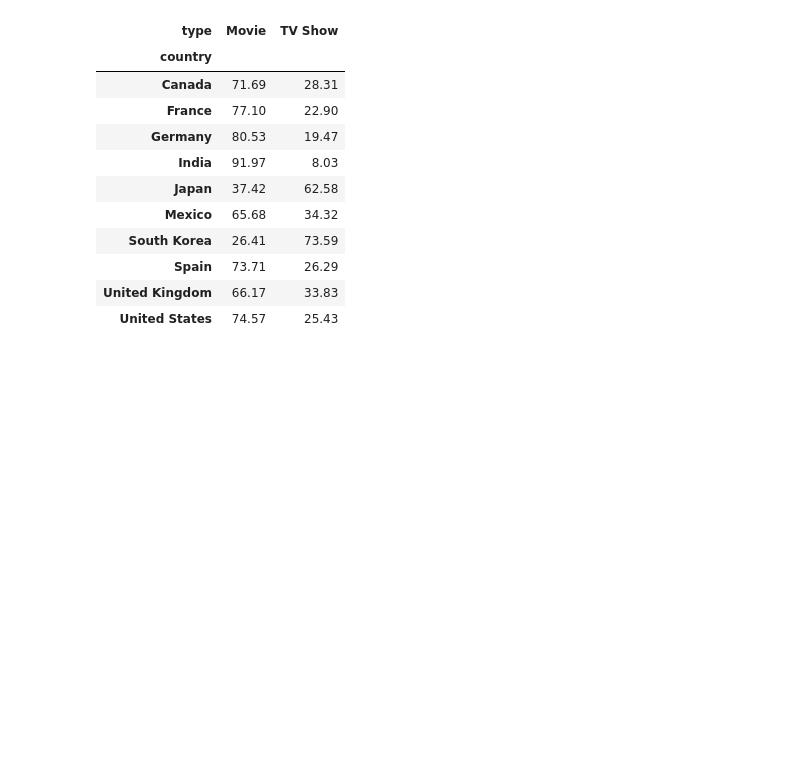
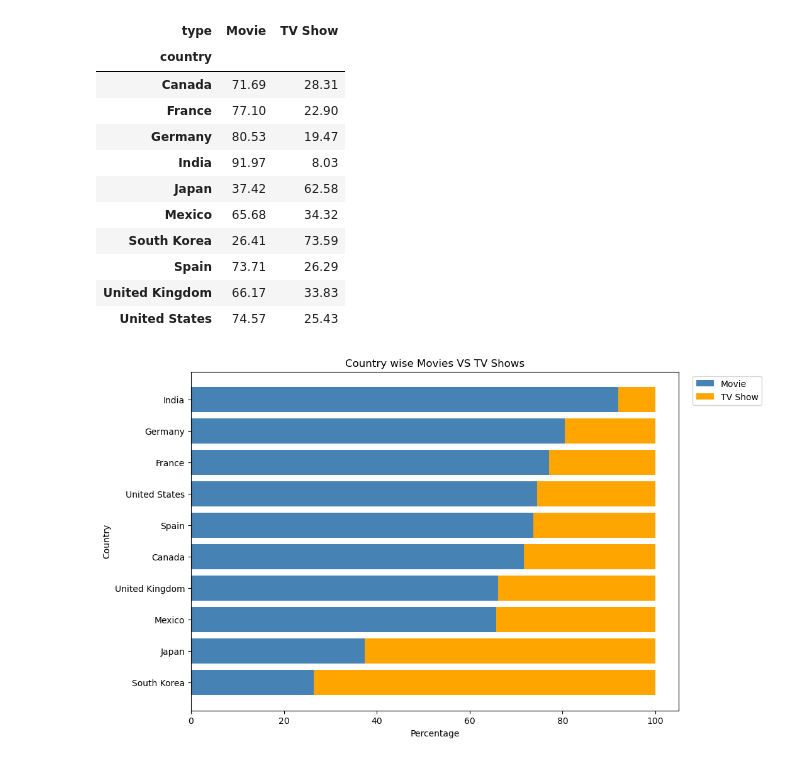
Before and after one commit to prathikraju/Netflix_case_study, a Jupyter notebook: Netflix_case_study.ipynb, the cells around one changed output. Saved outputs shown, nothing was run; the diff lists cells and outputs as text; code cells hidden in the pictures; blank space fills up the shorter version.

```diff
--- a/Netflix_case_study.ipynb
+++ b/Netflix_case_study.ipynb
@@ -393,7 +394,8 @@ top10 = ['United States', 'India', 'United Kingdom', 'Canada', 'France',
          'Japan', 'Spain', 'South Korea', 'Germany', 'Mexico']
 # %%
 filtered = country_type[country_type['country'].isin(top10)]
-round(pd.crosstab(filtered['country'], filtered['type'], normalize='index') * 100, 2)
+country_type_percentage = round(pd.crosstab(filtered['country'], filtered['type'], normalize='index') * 100, 2)
+country_type_percentage
 # %% [output]
 | type | Movie | TV Show |
 | country |  |  |
@@ -407,3 +409,16 @@ round(pd.crosstab(filtered['country'], filtered['type'], normalize='index') * 10
 | Spain | 73.71 | 26.29 |
 | United Kingdom | 66.17 | 33.83 |
 | United States | 74.57 | 25.43 |
+# %%
+country_type_percentage = country_type_percentage.sort_values('Movie', ascending = True)
+# %%
+plt.figure(figsize = (10,7))
+plt.barh(country_type_percentage.index, country_type_percentage['Movie'], label = 'Movie', color = 'steelblue')
+plt.barh(country_type_percentage.index, country_type_percentage['TV Show'], left = country_type_percentage['Movie'], label = 'TV Show', color = 'orange')
+plt.title("Country wise Movies VS TV Shows")
+plt.xlabel('Percentage')
+plt.ylabel('Country')
+plt.legend(bbox_to_anchor=(1.02, 1), loc='upper left')
+plt.show()
+# %% [output]
+[figure, added]
```
Also changed, not shown: parts of 14 cells of this notebook, 2 other files.
